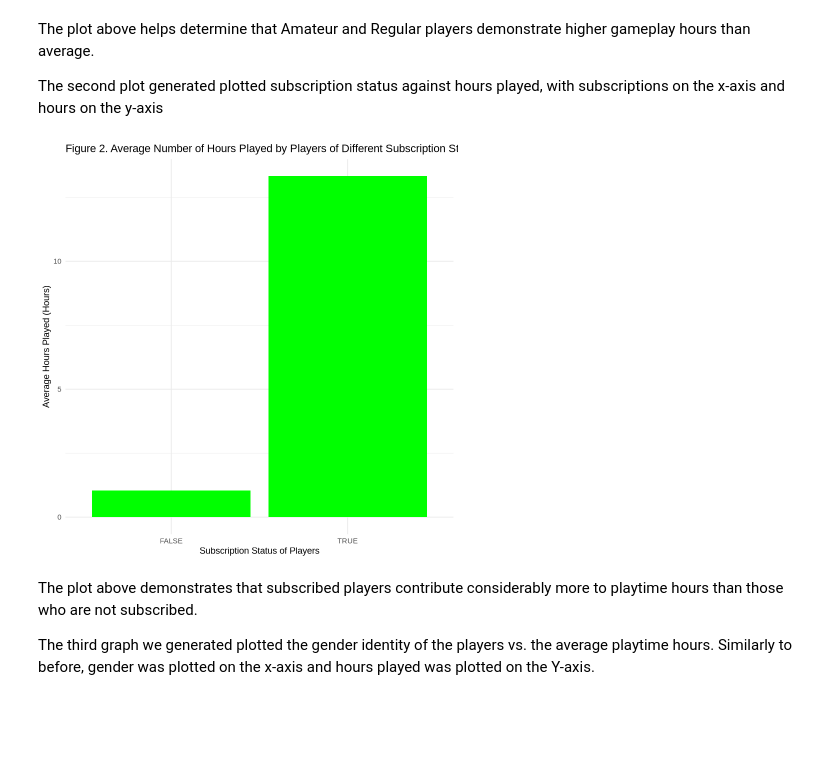
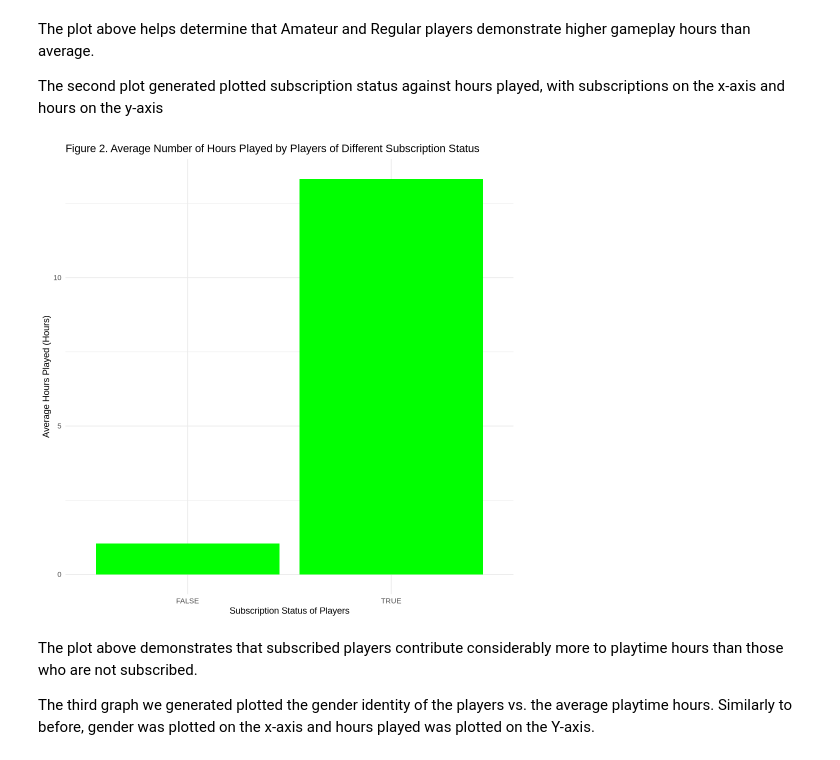
Before and after one commit to Sachi-F/dsci100_group3, a Jupyter notebook: project.ipynb, the cells around one changed output. Drawn from its saved outputs; the diff is of its cells as text; code cells hidden in the pictures; blank space fills up the shorter version.

```diff
--- a/project.ipynb
+++ b/project.ipynb
@@ -113,18 +132,20 @@ The second plot generated plotted subscription status against hours played, with
 # %%
 player_data_subscribe_mean <- player_filtered |>
 group_by(subscribe) |>
 summarise(played_hours = mean(played_hours, na.rm = TRUE))
 
 
 ggplot(player_data_subscribe_mean, aes(x = subscribe, y = played_hours)) +
 geom_bar (stat = "identity",
 fill = "green") +
 labs (title = "Figure 2. Average Number of Hours Played by Players of Different Subscription Status",
 x = "Subscription Status of Players",
 y = "Average Hours Played (Hours)") +
 theme_minimal()
+
+options(repr.plot.width = 10, repr.plot.height = 8)
 # %% [output]
-[figure, old version]
+[figure, new version]
 # %% [markdown]
 The plot above demonstrates that subscribed players contribute considerably more to playtime hours than those who are not subscribed.
 
```
Also changed, not shown: parts of 13 cells of this notebook.
